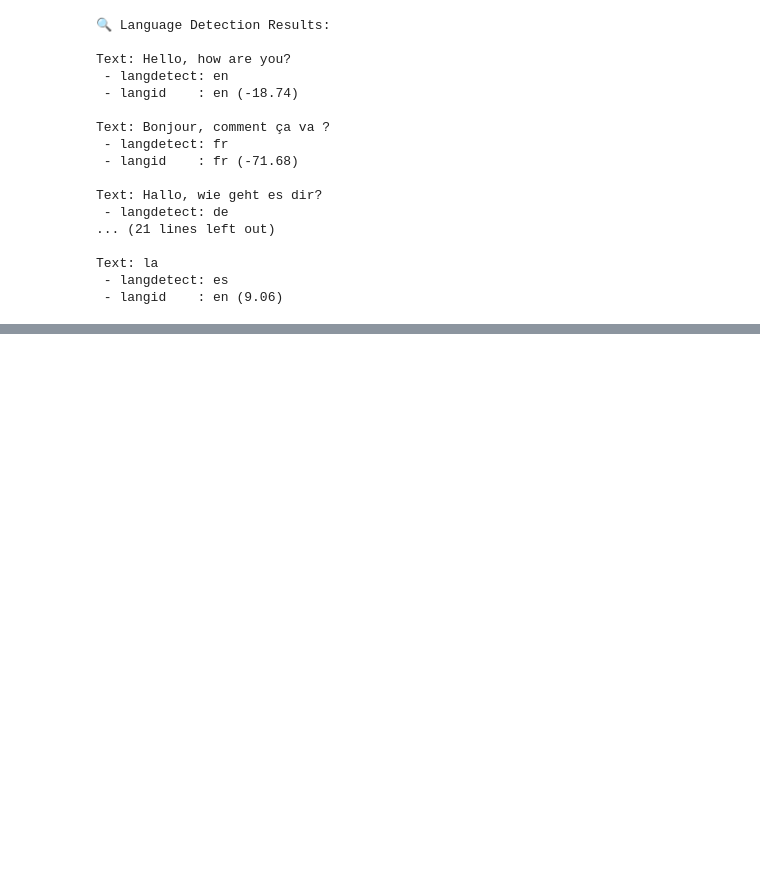
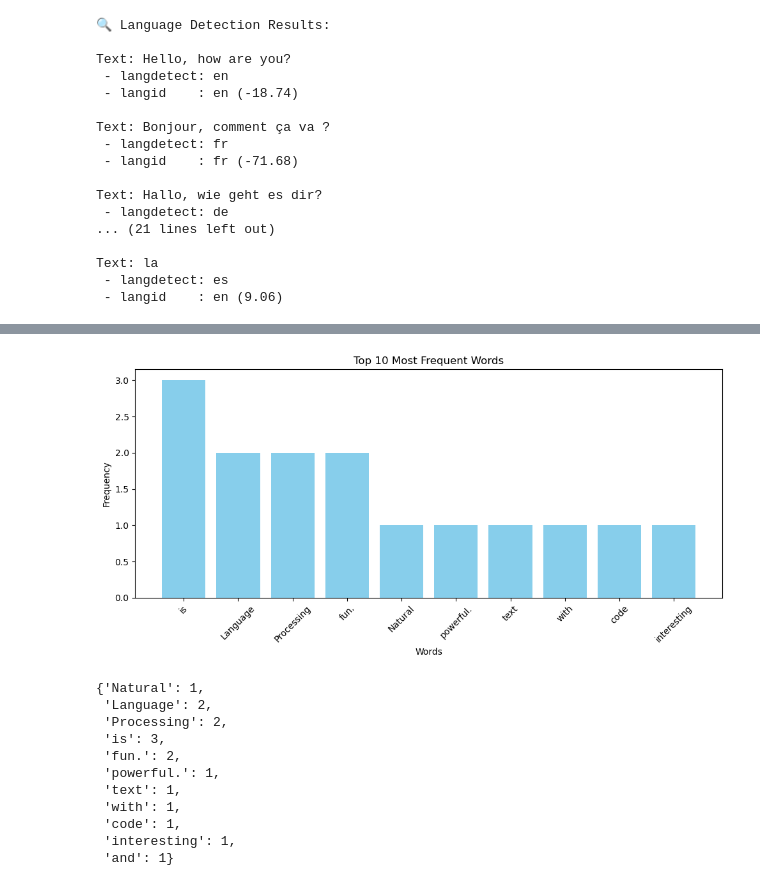
Before and after one commit to nikita98062/Python-Practice, a Jupyter notebook: NLP projects.ipynb, the cells around one changed output, grey strips where cells are left out. Drawn from its saved outputs; the diff is of its cells as text; code cells hidden in the pictures; blank space fills up the shorter version.

```diff
--- a/NLP projects.ipynb
+++ b/NLP projects.ipynb
@@ -1805,0 +1837,35 @@ word_freq("Natural Language Processing is fun. Language is powerful. Processing
+# %%
+# Word Frequency Visualizer
+def word_freq(text):
+    words=text.split()
+    freq={}
+    for i in words:
+        if i in freq:
+            freq[i]+=1
+        else:
+            freq[i]=1
+    top_words = sorted(freq.items(), key=lambda x: x[1], reverse=True)[:10]
+    words,counts = zip(*top_words)
+    plt.figure(figsize=(10, 5))
+    plt.bar(words, counts, color='skyblue')
+    plt.title("Top 10 Most Frequent Words")
+    plt.xlabel("Words")
+    plt.ylabel("Frequency")
+    plt.xticks(rotation=45)
+    plt.tight_layout()
+    plt.show()
+    return freq
+word_freq("Natural Language Processing is fun. Language is powerful. Processing text with code is interesting and fun.")
+# %% [output]
+[figure, added]
+{'Natural': 1,
+ 'Language': 2,
+ 'Processing': 2,
+ 'is': 3,
+ 'fun.': 2,
+ 'powerful.': 1,
+ 'text': 1,
+ 'with': 1,
+ 'code': 1,
+ 'interesting': 1,
+ 'and': 1}
```
Also changed, not shown: parts of 13 cells of this notebook.
